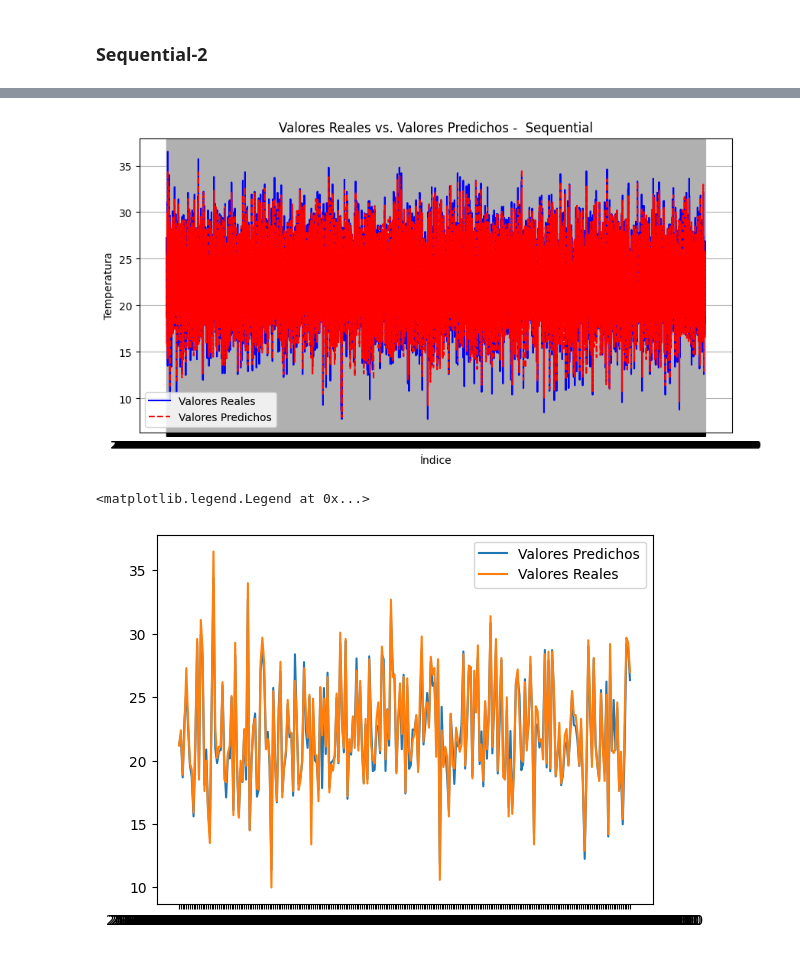
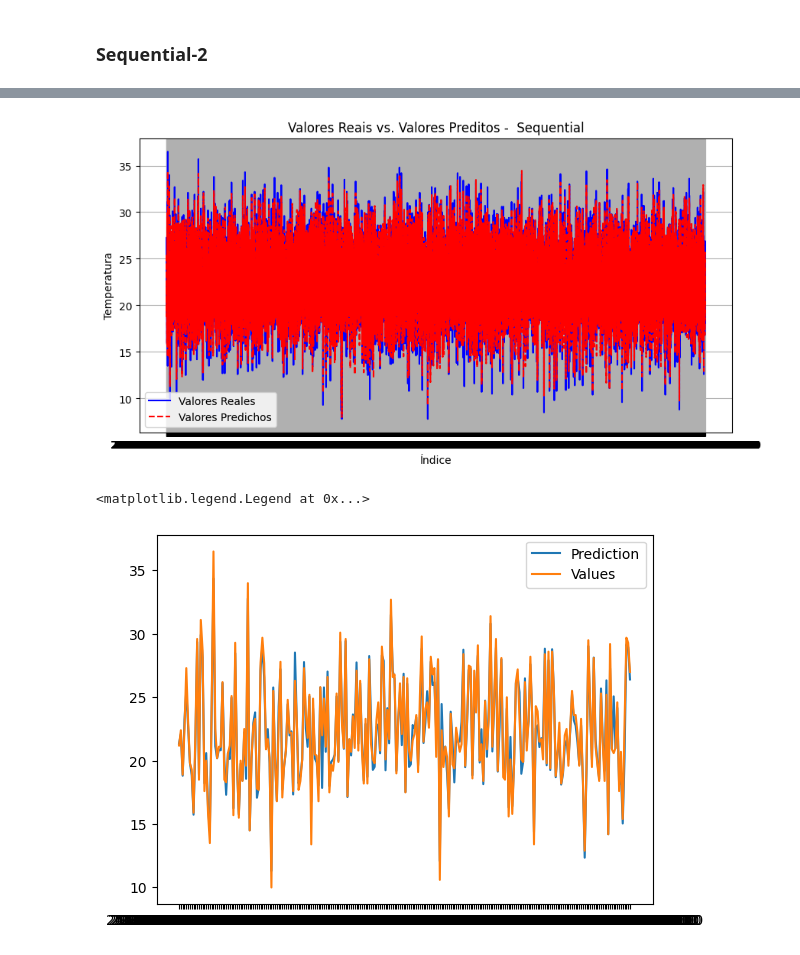
Before and after one commit to Joangopa/Temperatura_Brasilia_Prediction, a Jupyter notebook: modelo_pred.ipynb, the cells around one changed output, grey strips where cells are left out. Saved outputs shown, nothing was run; the diff lists cells and outputs as text; code cells hidden in the pictures.

```diff
--- a/modelo_pred.ipynb
+++ b/modelo_pred.ipynb
@@ -252,22 +237,22 @@ Red Neuronal - MSE: 0.97, R^2: 0.94
 # %%
 df_resultados = pd.DataFrame({'Valores Reales': y_test, 'Valores Predichos': y_pred})
 
-# Crear el gráfico
+
 plt.figure(figsize=(10, 5))
 plt.plot(df_resultados.index, df_resultados['Valores Reales'], label='Valores Reales', color='b')
 plt.plot(df_resultados.index, df_resultados['Valores Predichos'], label='Valores Predichos', color='r', linestyle='--')
 plt.xlabel('Índice')
 plt.ylabel('Temperatura')
-plt.title('Valores Reales vs. Valores Predichos -  Sequential')
+plt.title('Valores Reais vs. Valores Preditos -  Sequential')
 plt.legend()
 plt.grid(True)
 plt.show()
 # %% [output]
-[figure, old version]
+[figure, new version]
 # %%
-plt.plot(df_resultados['Valores Predichos'][:250], label='Valores Predichos')
-plt.plot(df_resultados['Valores Reales'][:250], label = 'Valores Reales')
+plt.plot(df_resultados['Valores Predichos'][:250], label='Prediction')
+plt.plot(df_resultados['Valores Reales'][:250], label = 'Values')
 plt.legend(loc='upper right')
 # %% [output]
 <matplotlib.legend.Legend at 0x...>
-[figure, old version]
+[figure, new version]
```
Also changed, not shown: parts of 9 cells of this notebook, 4 other files.
